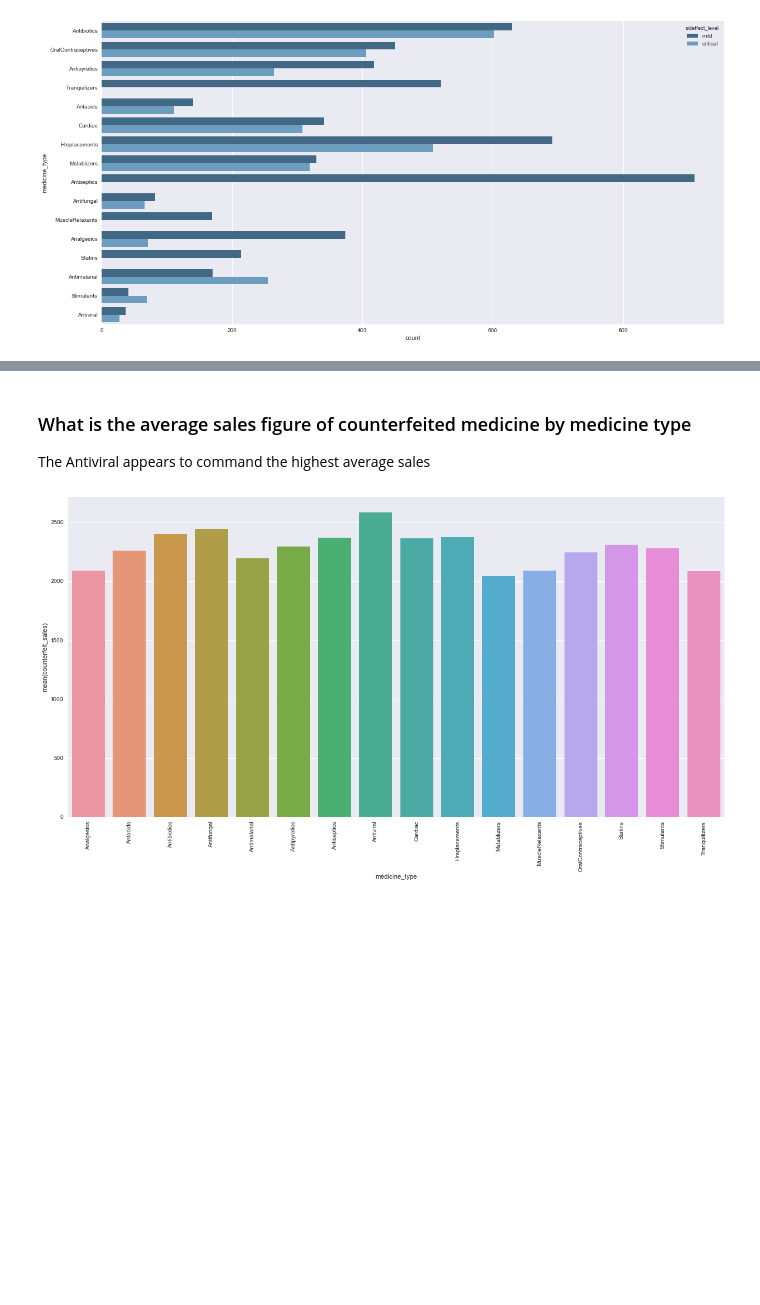
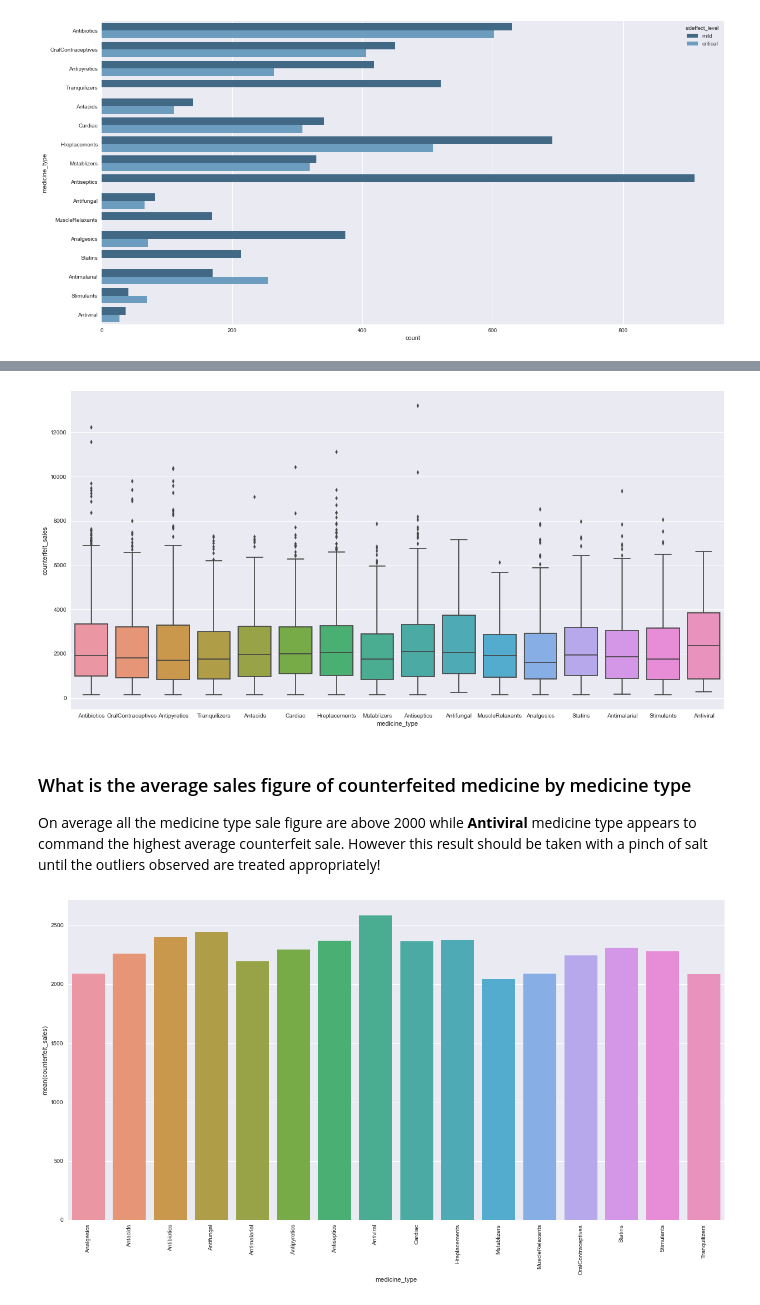
Before and after one commit to ajakaiye33/Data_Science_Proj, a Jupyter notebook: data_science_cap/project1_wip.ipynb, the cells around one changed output, grey strips where cells are left out. Saved outputs shown, nothing was run; the diff lists cells and outputs as text; code cells hidden in the pictures; blank space fills up the shorter version.

```diff
--- a/data_science_cap/project1_wip.ipynb
+++ b/data_science_cap/project1_wip.ipynb
@@ -225,6 +235,11 @@ sns.countplot(y='medicine_type', hue='sideffect_level', data=all_data, palette='
+# %%
+# checking the level of outlier of medicine type with respect to counterfeit sales
+sns.boxplot(x = 'medicine_type', y = 'counterfeit_sales', data=all_data);
+# %% [output]
+[figure, added]
 # %% [markdown]
 ### What is the average sales figure of counterfeited medicine by medicine type
-The Antiviral appears to command the highest average sales
+On average all the medicine type sale figure are above 2000 while **Antiviral** medicine type appears to command the highest average counterfeit sale. However this result should be taken with a pinch of salt until the outliers observed are treated appropriately!
 # %%
 #average sales figure of counterfeited drugs
 filt = all_data['data'] == 'train'
```
Also changed, not shown: parts of 18 cells of this notebook.
